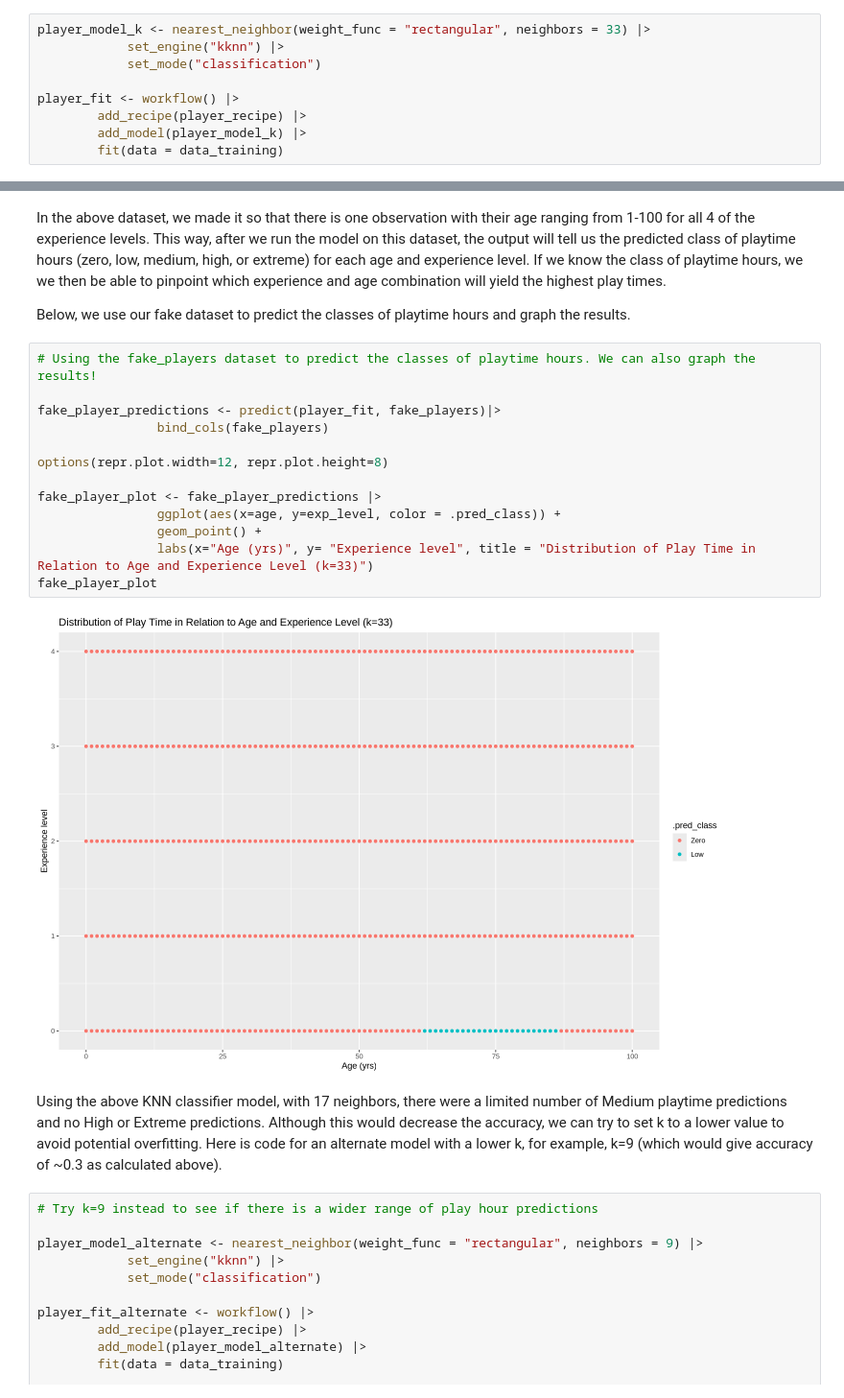
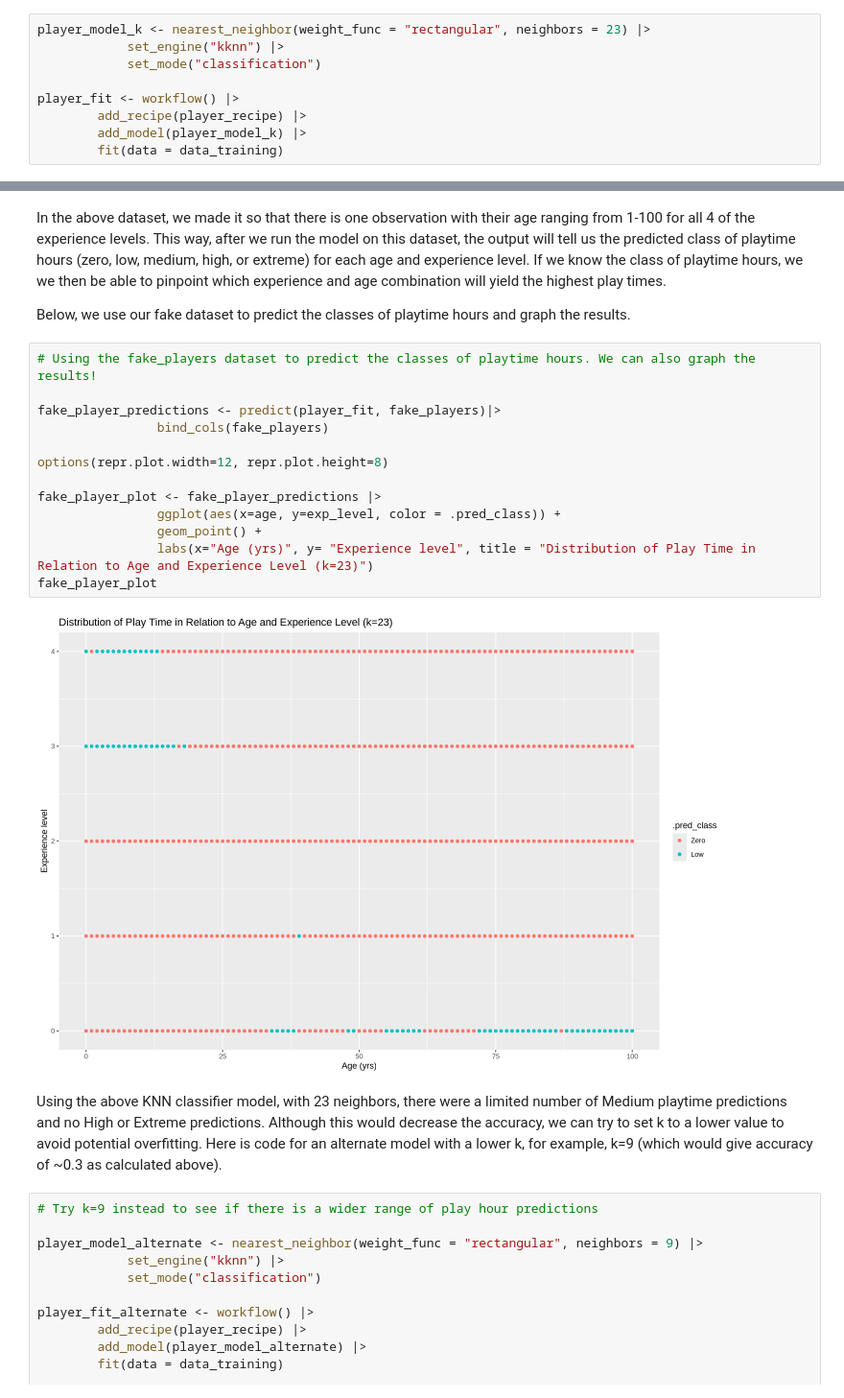
Before and after one commit to amazingk147/DSCI100-Project-Group-42, a Jupyter notebook: project_notebook.ipynb, the cells around one changed output, grey strips where cells are left out. Shown at 96% size. Saved outputs shown, nothing was run; the diff lists cells and outputs as text.

```diff
--- a/project_notebook.ipynb
+++ b/project_notebook.ipynb
@@ -250,5 +253,5 @@ It appears that the accuracy maxes out around k = 33 (though note that the means
 # %%
-player_model_k <- nearest_neighbor(weight_func = "rectangular", neighbors = 33) |>
+player_model_k <- nearest_neighbor(weight_func = "rectangular", neighbors = 23) |>
             set_engine("kknn") |>
             set_mode("classification")
 
@@ -348,20 +351,20 @@ Below, we use our fake dataset to predict the classes of playtime hours and grap
 # %%
 # Using the fake_players dataset to predict the classes of playtime hours. We can also graph the results!
 
 fake_player_predictions <- predict(player_fit, fake_players)|>
                 bind_cols(fake_players)
 
 options(repr.plot.width=12, repr.plot.height=8)
 
 fake_player_plot <- fake_player_predictions |>
                 ggplot(aes(x=age, y=exp_level, color = .pred_class)) +
                 geom_point() +
-                labs(x="Age (yrs)", y= "Experience level", title = "Distribution of Play Time in Relation to Age and Experience Level (k=33)")
+                labs(x="Age (yrs)", y= "Experience level", title = "Distribution of Play Time in Relation to Age and Experience Level (k=23)")
 fake_player_plot
 # %% [output]
-[figure, old version]
+[figure, new version]
 # %% [markdown]
-Using the above KNN classifier model, with 17 neighbors, there were a limited number of Medium playtime predictions and no High or Extreme predictions. Although this would decrease the accuracy, we can try to set k to a lower value to avoid potential overfitting.
+Using the above KNN classifier model, with 23 neighbors, there were a limited number of Medium playtime predictions and no High or Extreme predictions. Although this would decrease the accuracy, we can try to set k to a lower value to avoid potential overfitting.
 Here is code for an alternate model with a lower k, for example, k=9 (which would give accuracy of ~0.3 as calculated above).
 # %%
 # Try k=9 instead to see if there is a wider range of play hour predictions
```
Also changed, not shown: parts of 5 cells of this notebook.
